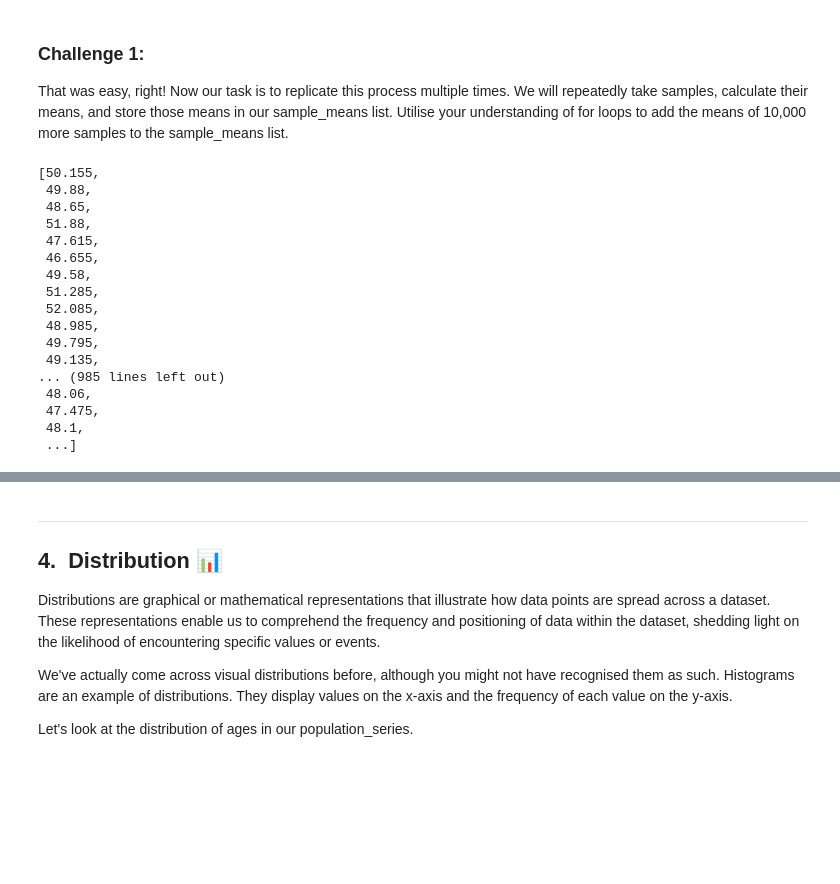
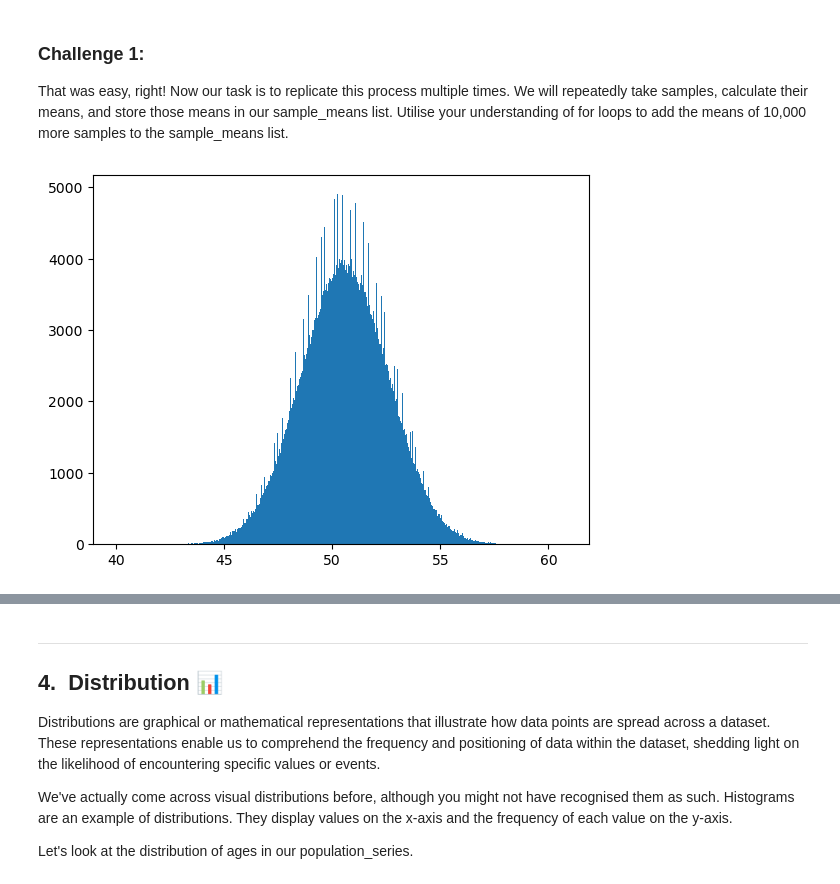
Before and after one commit to gastan81/A-B_testing, a Jupyter notebook: 2_central_limit_theorem_structure.ipynb, the cells around one changed output, grey strips where cells are left out. Saved outputs shown, nothing was run; the diff lists cells and outputs as text; code cells hidden in the pictures; blank space fills up the shorter version.

```diff
--- a/2_central_limit_theorem_structure.ipynb
+++ b/2_central_limit_theorem_structure.ipynb
@@ -96,27 +96,26 @@ sample_means
 That was easy, right! Now our task is to replicate this process multiple times. We will repeatedly take samples, calculate their means, and store those means in our sample_means list. Utilise your understanding of for loops to add the means of 10,000 more samples to the sample_means list.
 # %%
 # Happy coding :)
+import pandas as pd
+import random
+import numpy as np
+import matplotlib.pyplot as plt
+
+random.seed(42)
+np.random.seed(42)
+
+population_list = []
+for i in range(100000):
+  population_list.append(random.randint(1, 100))
+population_series = pd.Series(population_list)
+
+sample_means = []
+sample_size = 200
 for i in range(1000000):
     sample = population_series.sample(n=sample_size, replace=True)
     sample_mean = sample.mean()
     sample_means.append(sample_mean)
-    sample_means
-sample_means
+plt.hist(sample_means, bins=1000)
+plt.show()
 # %% [output]
-[50.155,
- 49.88,
- 48.65,
- 51.88,
- 47.615,
- 46.655,
- 49.58,
- 51.285,
- 52.085,
- 48.985,
- 49.795,
- 49.135,
-... (985 lines left out)
- 48.06,
- 47.475,
- 48.1,
- ...]
+[figure, added]
```
Also changed, not shown: parts of 2 cells of this notebook.
